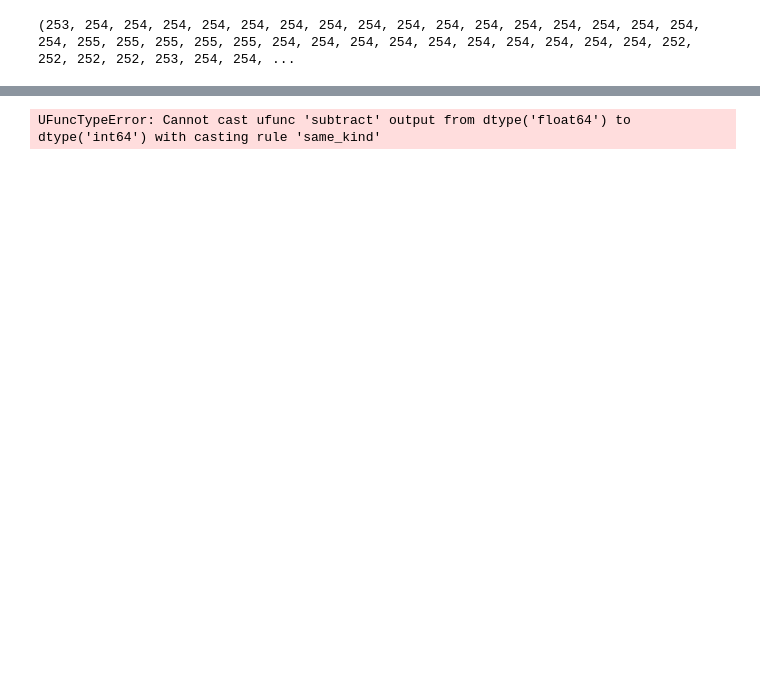
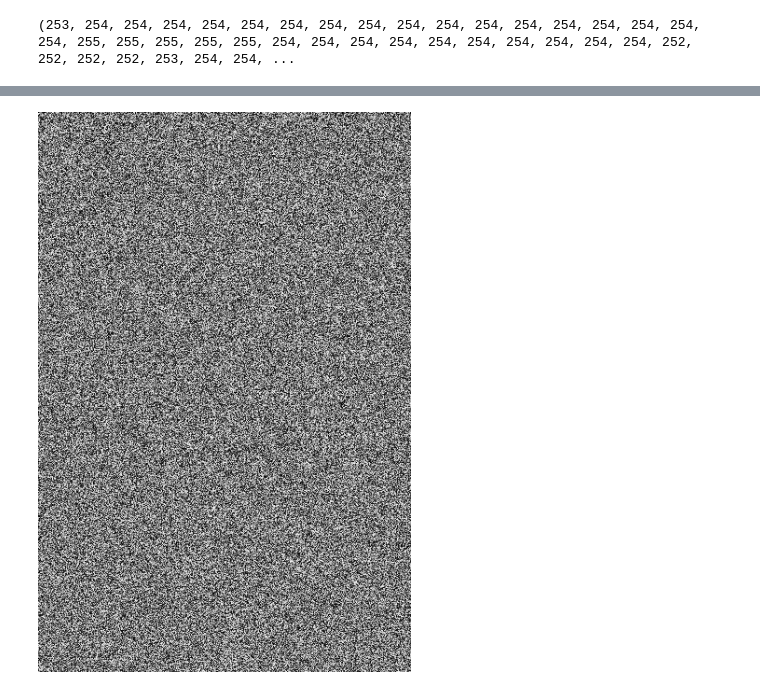
Before and after one commit to maestria-ds-eafit/Algebra_Taller1, a Jupyter notebook: problema4.ipynb, the cells around one changed output, grey strips where cells are left out. Cells and saved outputs as stored; diff of their text form; code cells hidden in the pictures; blank space fills up the shorter version.

```diff
--- a/problema4.ipynb
+++ b/problema4.ipynb
@@ -21,6 +21,12 @@ def convert_image_to_tuple(image_path):
     )
     array = np.array(resized_image).flatten()
     return tuple(array.tolist())
+
+def convert_tuple_to_image(image_tuple, target_width, target_height):
+    array = np.array(image_tuple, dtype=np.uint8)
+    reshaped_array = array.reshape(target_height, target_width)
+    image = Image.fromarray(reshaped_array, mode="L")
+    return image
 # %%
 input_tuple = convert_image_to_tuple('Test_internet/Captura de pantalla 2023-09-19 163708.png')
 len(input_tuple)
@@ -57,11 +45,4 @@ def gradient_descent_approximation(initial_vector, target_vector, learning_rate,
-# %%
-target_vector = input_tuple # The vector you want to approximate
-initial_vector = mask  # Initial guess
-learning_rate = 0.1
-max_iterations = 1000
-
-approximation = gradient_descent_approximation(initial_vector, target_vector, learning_rate, max_iterations)
-
-print(f"Final Approximation: {approximation}")
-# %% [output]
-UFuncTypeError: Cannot cast ufunc 'subtract' output from dtype('float64') to dtype('int64') with casting rule 'same_kind'
+# %%
+convert_tuple_to_image(mask, target_width, target_height)
+# %% [output]
+[figure, added]
```
Also changed, not shown: parts of 4 cells of this notebook.
